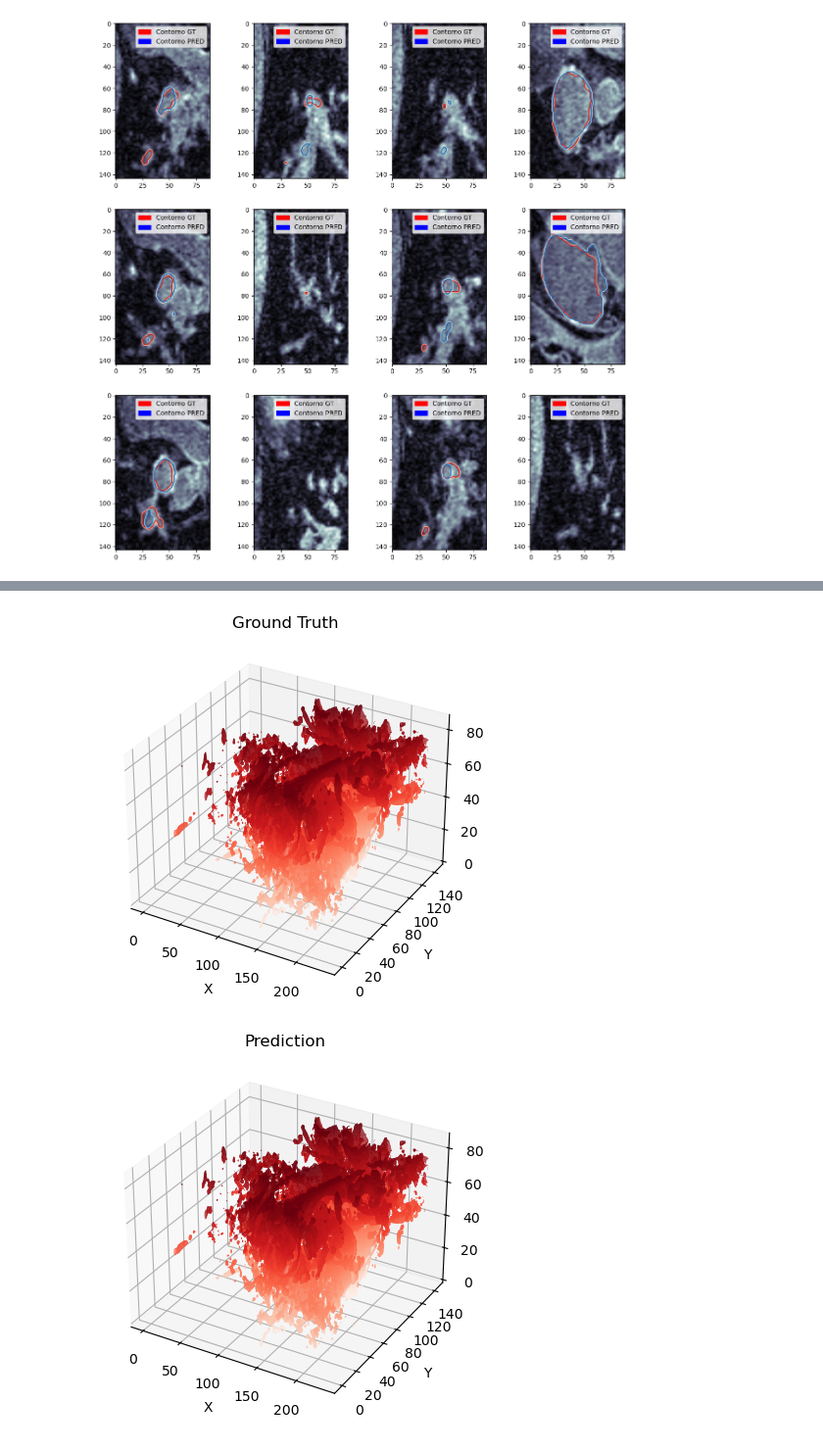
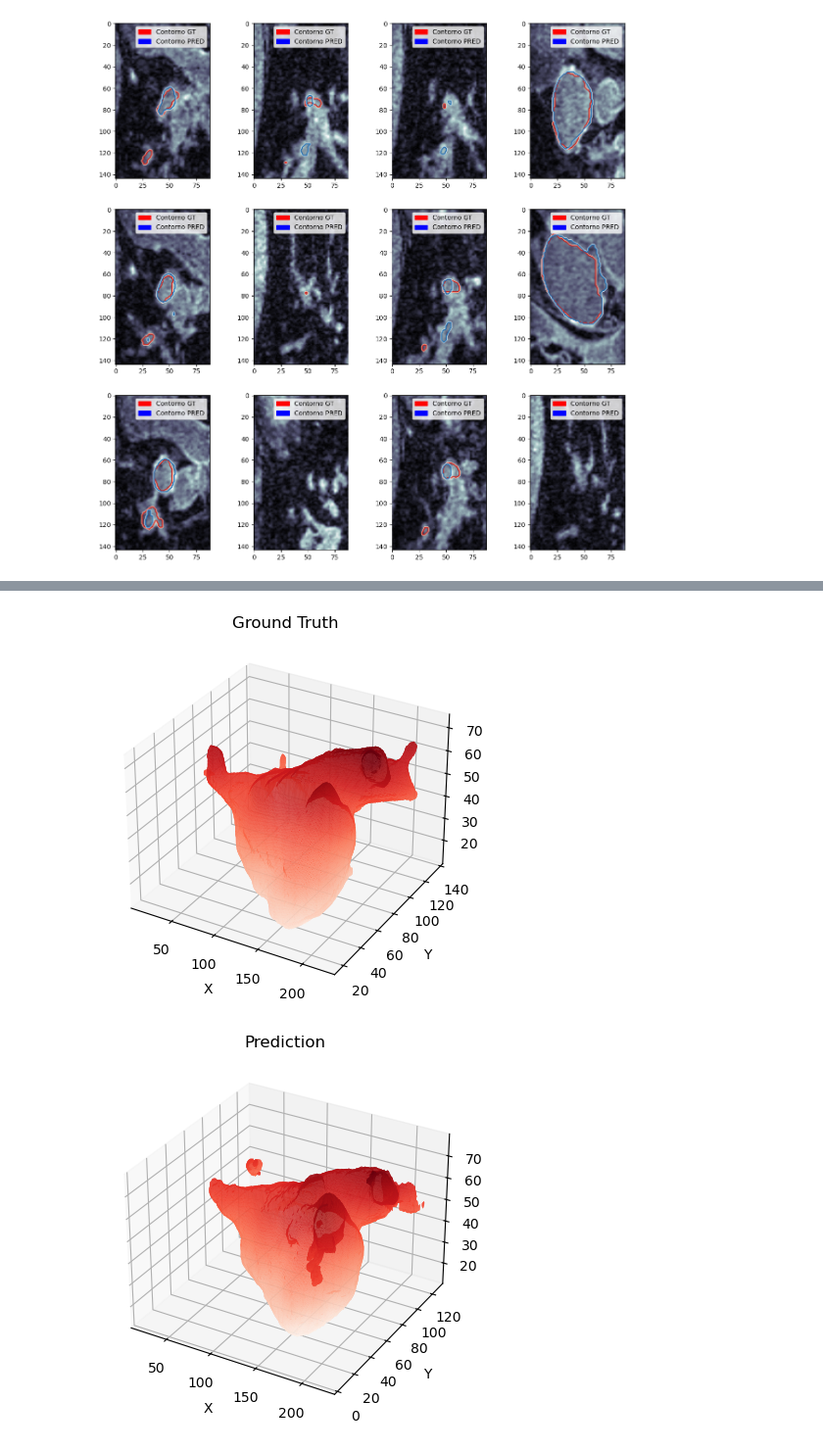
Before and after one commit to Cortijo02/TFM, a Jupyter notebook: Muestreo/Plots.ipynb, the cells around one changed output, grey strips where cells are left out. Shown at 98% size. Cells and saved outputs as stored; diff of their text form; code cells hidden in the pictures.

Commit message:
Plot V2

```diff
--- a/Muestreo/Plots.ipynb
+++ b/Muestreo/Plots.ipynb
@@ -156,33 +160,33 @@ import skimage
 
 
 def plot_3D(path, titulo):
 
     # Cargar la imagen .nii
-    img = nib.load(nii_file)
+    img = nib.load(path)
     img_data = img.get_fdata()
 
     # Obtener la superficie del objeto
     verts, faces, _, _ = skimage.measure.marching_cubes(img_data)
 
     # Crear una nueva figura
     fig = plt.figure()
     ax = fig.add_subplot(111, projection='3d')
 
     # Plot de la superficie del objeto
     ax.plot_trisurf(verts[:, 0], verts[:,1], faces, verts[:, 2], cmap='Reds', linewidth=1, antialiased=True)
 
     # Configuración de los ejes
     ax.set_xlabel('X')
     ax.set_ylabel('Y')
     ax.set_zlabel('Z')
     ax.set_title(titulo)
 
     # Mostrar el gráfico
     plt.show()
 
 
 plot_3D(r'C:\Users\aleja\Desktop\TFG\Muestreo\data\mri_norm2.h5_gt.nii.gz', "Ground Truth")
 plot_3D(r'C:\Users\aleja\Desktop\TFG\Muestreo\data\mri_norm2.h5_pred.nii.gz', "Prediction")
 # %% [output]
-[figure, old version]
+[figure, new version]
-[figure, old version]
+[figure, new version]
```
Also changed, not shown: parts of 3 cells of this notebook.
